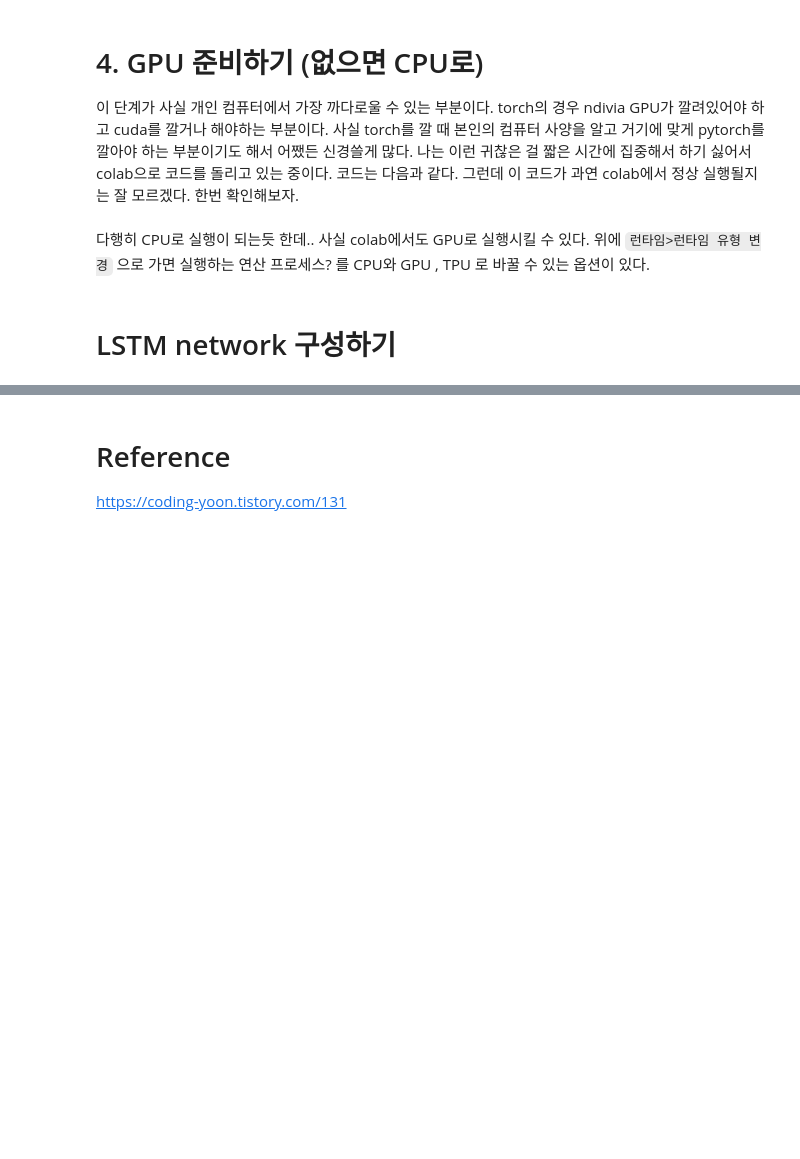
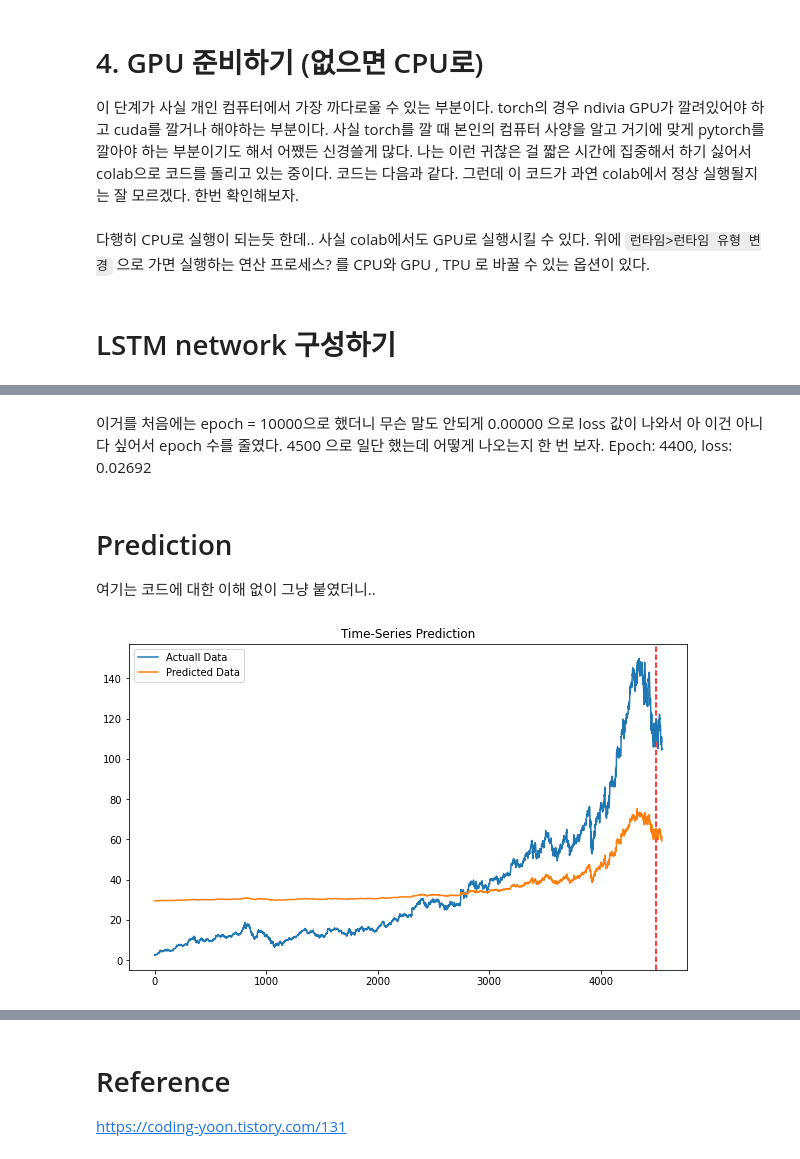
Before and after one commit to withjungjh/My-Neuromatch-Academy, a Jupyter notebook: LSTM_example_주가예측.ipynb, the cells around one changed output, grey strips where cells are left out. Drawn from its saved outputs; the diff is of its cells as text; code cells hidden in the pictures; blank space fills up the shorter version.

```diff
--- a/LSTM_example_주가예측.ipynb
+++ b/LSTM_example_주가예측.ipynb
@@ -203,0 +251,14 @@ class LSTM1(nn.Module):
+# %%
+num_epochs = 4500 #1000 epochs
+learning_rate = 0.00001 #0.001 lr
+
+input_size = 5 #number of features
+hidden_size = 2 #number of features in hidden state
+num_layers = 1 #number of stacked lstm layers
+
+num_classes = 1 #number of output classes
+# %%
+lstm1 = LSTM1(num_classes, input_size, hidden_size, num_layers, X_train_tensors_final.shape[1]).to(device)
+
+loss_function = torch.nn.MSELoss() # mean-squared error for regression
+optimizer = torch.optim.Adam(lstm1.parameters(), lr=learning_rate) # adam optimizer
@@ -203,0 +300,30 @@ class LSTM1(nn.Module):
+# %% [markdown]
+이거를 처음에는 epoch = 10000으로 했더니 무슨 말도 안되게 0.00000 으로 loss 값이 나와서 아 이건 아니다 싶어서 epoch 수를 줄였다. 4500 으로 일단 했는데 어떻게 나오는지 한 번 보자. Epoch: 4400, loss: 0.02692
+# %% [markdown]
+# Prediction
+여기는 코드에 대한 이해 없이 그냥 붙였더니..
+# %%
+df_X_ss = ss.transform(df.drop(columns='Volume'))
+df_y_mm = mm.transform(df.iloc[:, 5:6])
+
+df_X_ss = Variable(torch.Tensor(df_X_ss)) #converting to Tensors
+df_y_mm = Variable(torch.Tensor(df_y_mm))
+#reshaping the dataset
+df_X_ss = torch.reshape(df_X_ss, (df_X_ss.shape[0], 1, df_X_ss.shape[1]))
+# %%
+train_predict = lstm1(df_X_ss.to(device))#forward pass
+data_predict = train_predict.data.detach().cpu().numpy() #numpy conversion
+dataY_plot = df_y_mm.data.numpy()
+
+data_predict = mm.inverse_transform(data_predict) #reverse transformation
+dataY_plot = mm.inverse_transform(dataY_plot)
+plt.figure(figsize=(10,6)) #plotting
+plt.axvline(x=4500, c='r', linestyle='--') #size of the training set
+
+plt.plot(dataY_plot, label='Actuall Data') #actual plot
+plt.plot(data_predict, label='Predicted Data') #predicted plot
+plt.title('Time-Series Prediction')
+plt.legend()
+plt.show()
+# %% [output]
+[figure, added]
```
Also changed, not shown: parts of 14 cells of this notebook.
